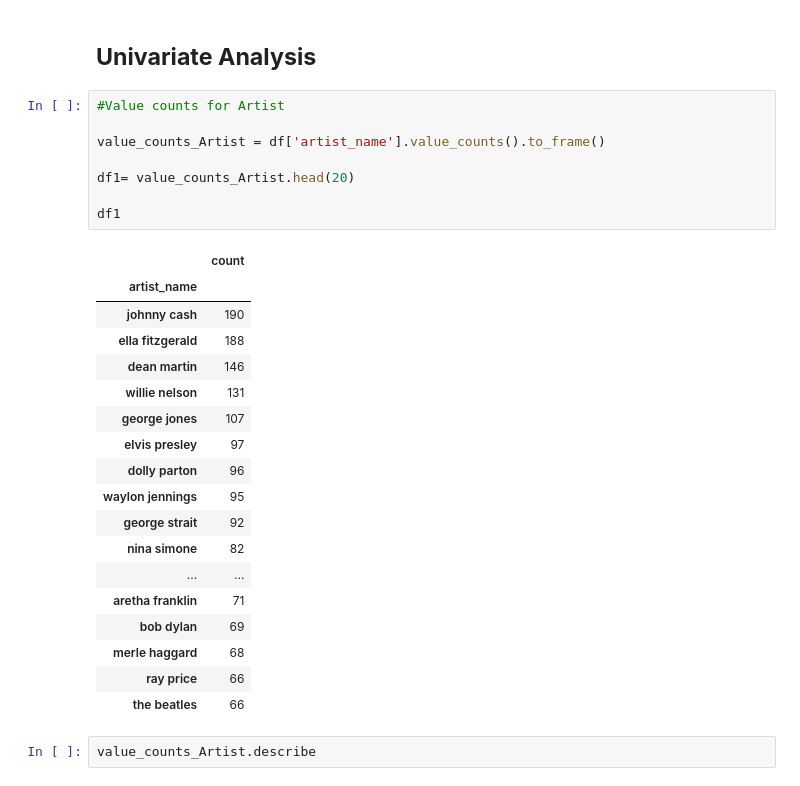
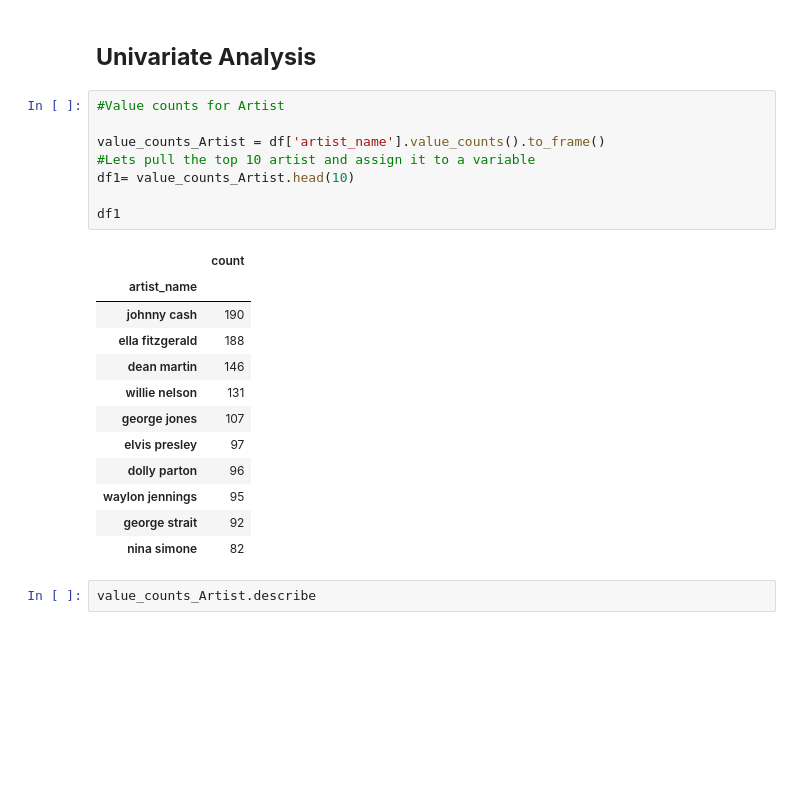
Before and after one commit to GClark89/MusicTrain, a Jupyter notebook: EDA.ipynb, the cells around one changed output. Drawn from its saved outputs; the diff is of its cells as text; blank space fills up the shorter version.

```diff
--- a/EDA.ipynb
+++ b/EDA.ipynb
@@ -136,30 +136,24 @@ df.describe()
 # %%
 #Value counts for Artist
 
 value_counts_Artist = df['artist_name'].value_counts().to_frame()
-
-df1= value_counts_Artist.head(20)
+#Lets pull the top 10 artist and assign it to a variable
+df1= value_counts_Artist.head(10)
 
 df1
 # %% [output]
 |  | count |
 | artist_name |  |
 | johnny cash | 190 |
 | ella fitzgerald | 188 |
 | dean martin | 146 |
 | willie nelson | 131 |
 | george jones | 107 |
 | elvis presley | 97 |
 | dolly parton | 96 |
 | waylon jennings | 95 |
 | george strait | 92 |
 | nina simone | 82 |
-| ... | ... |
-| aretha franklin | 71 |
-| bob dylan | 69 |
-| merle haggard | 68 |
-| ray price | 66 |
-| the beatles | 66 |
 # %%
 value_counts_Artist.describe
 # %% [output]
```
Also changed, not shown: parts of 9 cells of this notebook, 5 other files.
